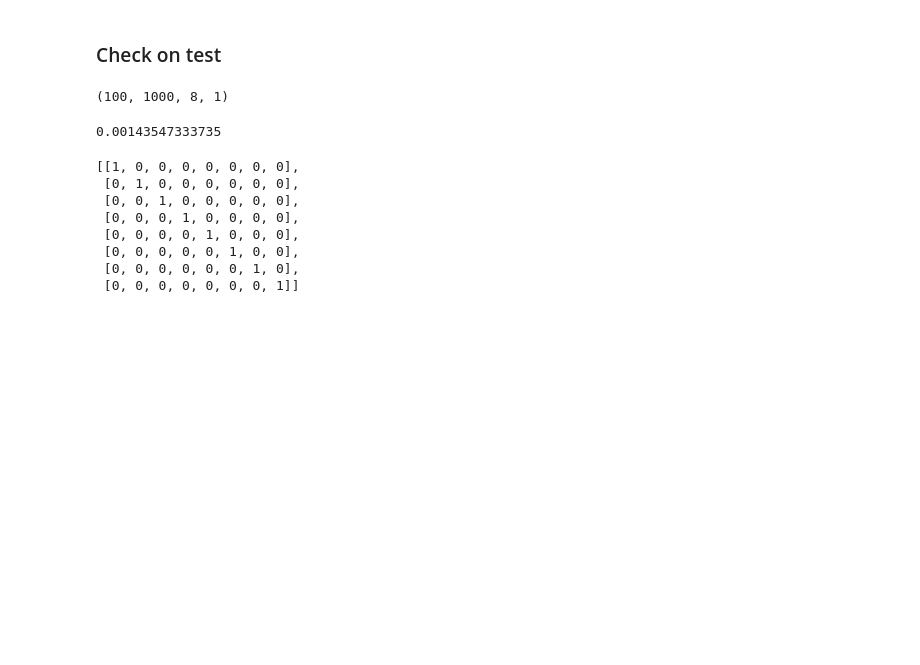
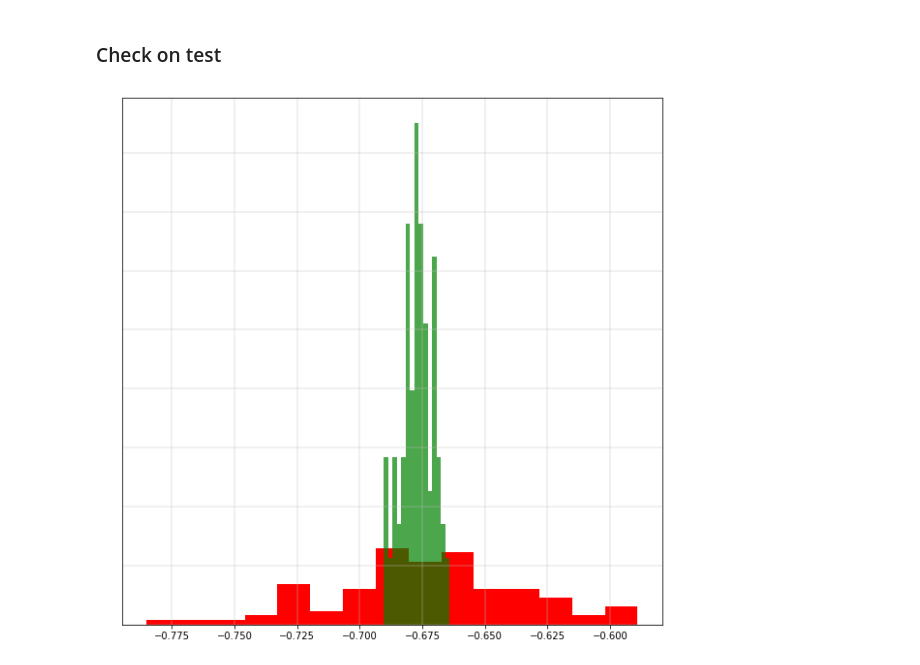
Before and after one commit to ShagadatovNurlan/VR-MCMC, a Jupyter notebook: BLR_8d_reduced_truncated/Final_BLR_8d_truncated.ipynb, the cells around one changed output. Cells and saved outputs as stored; diff of their text form; code cells hidden in the pictures; blank space fills up the shorter version.

```diff
--- a/BLR_8d_reduced_truncated/Final_BLR_8d_truncated.ipynb
+++ b/BLR_8d_reduced_truncated/Final_BLR_8d_truncated.ipynb
@@ -186,8 +188,9 @@ def Hermite_val(k_vec,x_vec):
         P = P * H(k_vec[i],x_vec[i])
     return P
 
-k_comb = [[1,0,0,0,0,0,0,0],[0,1,0,0,0,0,0,0],[0,0,1,0,0,0,0,0],[0,0,0,1,0,0,0,0],
-                    [0,0,0,0,1,0,0,0],[0,0,0,0,0,1,0,0],[0,0,0,0,0,0,1,0],[0,0,0,0,0,0,0,1]]
+k_comb = np.zeros((d,d), dtype=np.int16)
+for i in range(d):
+    k_comb[i,i] = 1
 # %% [markdown]
 ### Fitting linear regression for $Q_{p,l}(x) = \mathbb{E} \left[f(X_p) | X_l = x\right]$
 # %%
@@ -249,3 +242,7 @@ degrees = np.array([[0,0,0,0,0,0,0,0],[1,0,0,0,0,0,0,0],[0,1,0,0,0,0,0,0],[0,0,1
+# %%
+degrees = np.zeros((d+1,d), dtype=np.int16)
+for i in range(1,d+1):
+    degrees[i,i-1] = 1
 # %%
 def a_plk(X,p,l,k_vec):
     h = 0.01
@@ -316,25 +313,6 @@ np.save('BLR_ZZ_test', ZZ_test)
 # XX_test = np.load('BLR_XX_test.npy')
 # ZZ_test = np.load('BLR_ZZ_test.npy')
 # %%
-# XX_test = np.load('BLR_XX_test.npy')
-# ZZ_test = np.load('BLR_ZZ_test.npy')
-# P_test = estimator(XX_test)
+XX_test = np.load('BLR_XX_test.npy')
+ZZ_test = np.load('BLR_ZZ_test.npy')
+P_test = estimator(XX_test)
-# %%
-XX_test.shape
-# %% [output]
-(100, 1000, 8, 1)
-# %%
-print (P_test.var(dtype=np.float64,ddof=1))
-# %% [output]
-0.00143547333735
-# %%
-k_comb
-# %% [output]
-[[1, 0, 0, 0, 0, 0, 0, 0],
- [0, 1, 0, 0, 0, 0, 0, 0],
- [0, 0, 1, 0, 0, 0, 0, 0],
- [0, 0, 0, 1, 0, 0, 0, 0],
- [0, 0, 0, 0, 1, 0, 0, 0],
- [0, 0, 0, 0, 0, 1, 0, 0],
- [0, 0, 0, 0, 0, 0, 1, 0],
- [0, 0, 0, 0, 0, 0, 0, 1]]
@@ -365,19 +319,26 @@ np.save('BLR(8d)_M_results_test_8.npy',M_8)
+# %%
+# for i in range(d):
+#     M_results[i] = estimator_bias(k_comb[i],XX_test,ZZ_test,Betas, 0, 100)
+# np.save('BLR(8d)_M_results_test.npy',M_results)
+M_results = np.load('BLR(8d)_M_results_test.npy')
 # %%
 plt.figure(figsize=(10,10))
 n, bins, patches = plt.hist(P_test.reshape(-1,1),15,facecolor='r', density=True,
                             alpha=1, label=r"$\pi$")
 
-n, bins, patches = plt.hist((P_test-M_1 - M_2 -M_3 -M_4-M_5 -M_6 -M_7).reshape(-1,1),15, density=True, facecolor='g',
+n, bins, patches = plt.hist((P_test-M_results.sum(axis=0)).reshape(-1,1),15, density=True, facecolor='g',
                             alpha=0.7, label="Distribution of $\pi - M^1_N$")
 
 #plt.legend(loc=2, prop={'size': 17})
 plt.grid(which='major', axis='x', linewidth=0.45, linestyle='-', color='0.75')
 plt.grid(which='major', axis='y', linewidth=0.45, linestyle='-', color='0.75')
 
 plt.tick_params(
     axis='y',
     color = 'w',
     labelcolor = 'w',
     which='both')
 # plt.xlim(-0.5, 0.5)
 plt.show()
+# %% [output]
+[figure, added]
```
Also changed, not shown: parts of 13 cells of this notebook, 19 other files.
